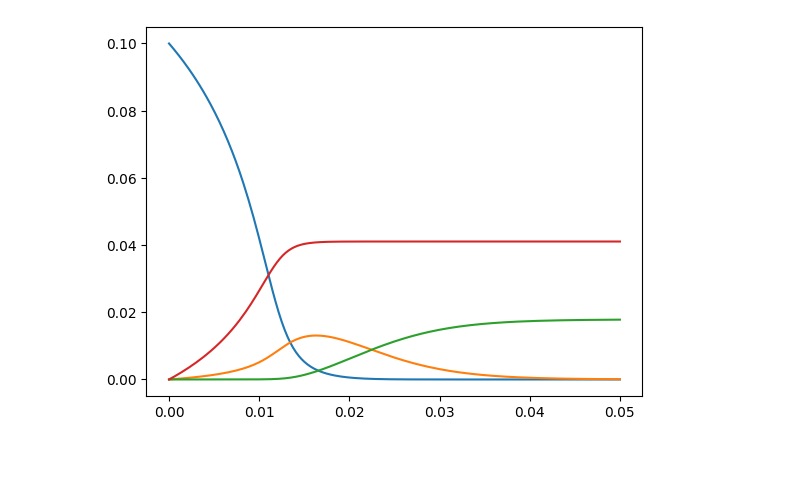
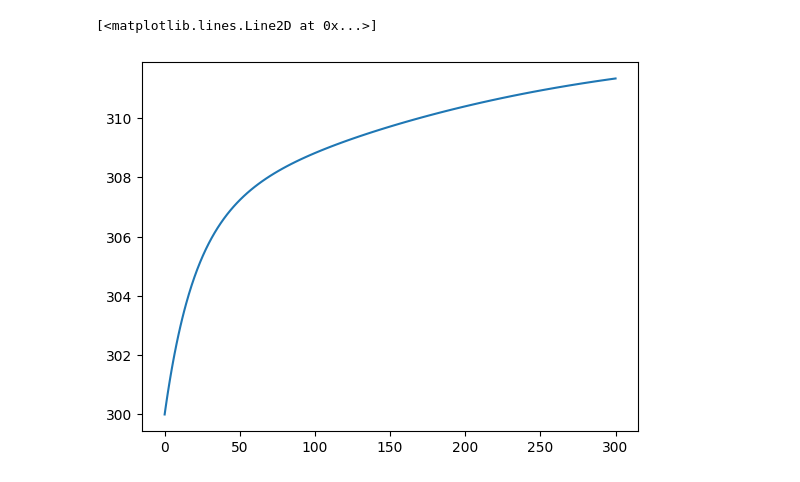
Before and after one commit to Eric-Liberra/VirtualReactor, a Jupyter notebook: scripts/PFR.ipynb, the cells around one changed output. Saved outputs shown, nothing was run; the diff lists cells and outputs as text; code cells hidden in the pictures.

```diff
--- a/scripts/PFR.ipynb
+++ b/scripts/PFR.ipynb
@@ -58,0 +107,6 @@ vdv_sim_result=vdv_sim.solve(
+# %%
+lz=0
+t=results[lz]['t']
+c=results[lz]['y']
+for i in range(4):
+    plt.plot(t,c[i])
@@ -59,7 +115,5 @@ vdv_sim_result=vdv_sim.solve(
 # %%
-t=vdv_sim_result['t']
-c=vdv_sim_result['y']
-for i in range(4):
-    plt.plot(t,c[i])
+plt.plot(t,c[4])
 # %% [output]
+[<matplotlib.lines.Line2D at 0x...>]
-[figure, old version]
+[figure, new version]
```
Also changed, not shown: parts of 5 cells of this notebook, 7 other files.
